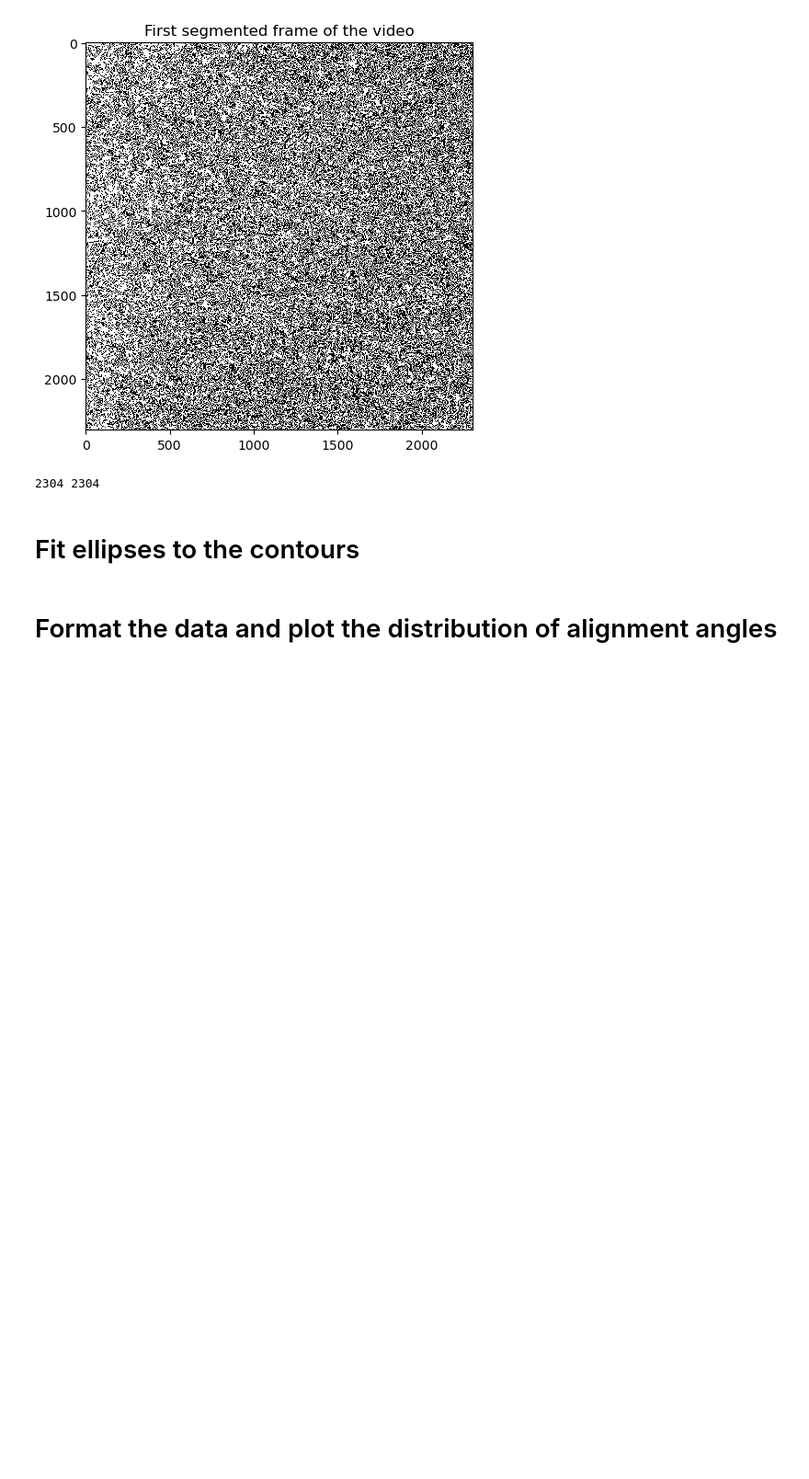
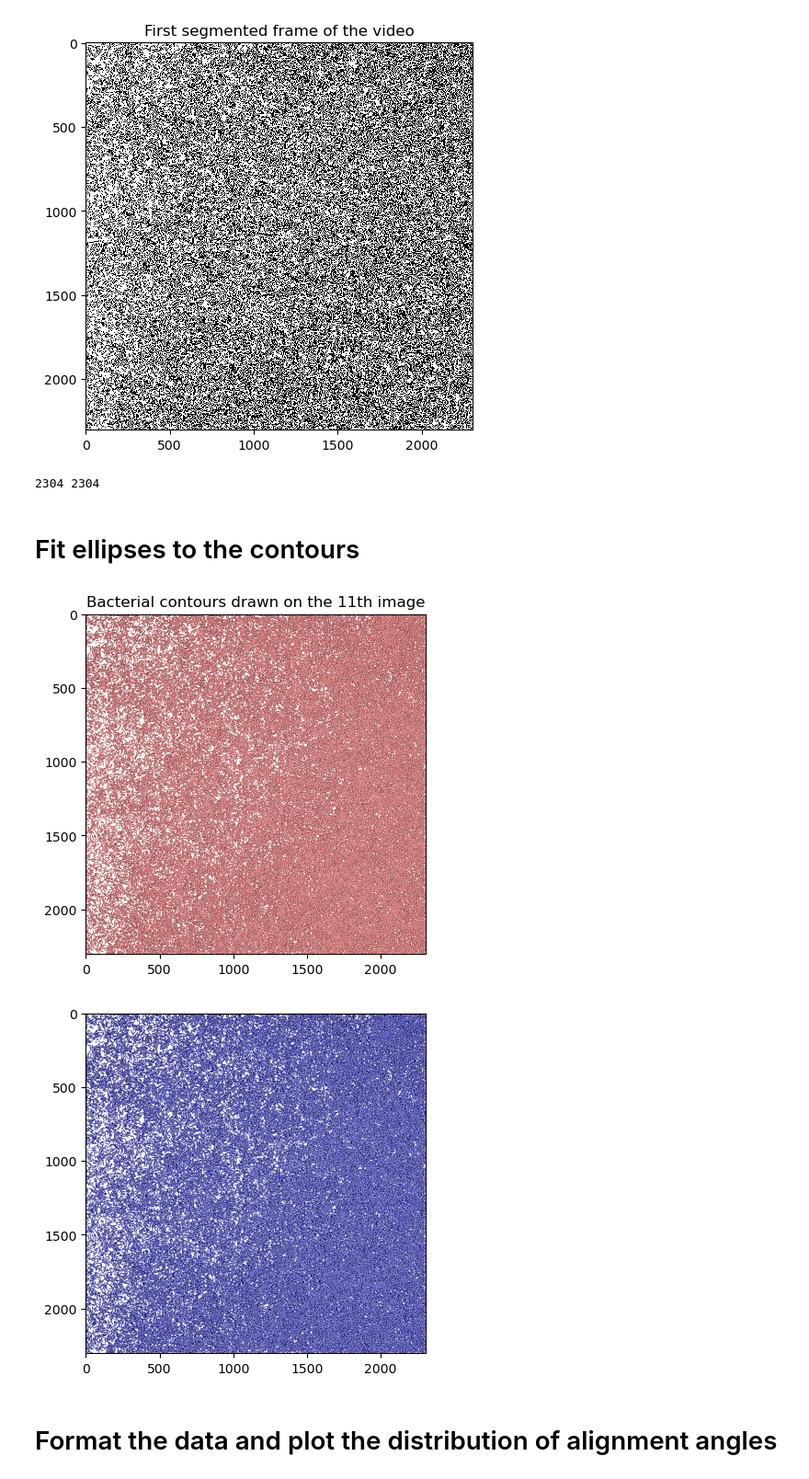
Before and after one commit to mrizaarseven98/bacteria_tracker, a Jupyter notebook: main.ipynb, the cells around one changed output. Shown at 92% size. Cells and saved outputs as stored; diff of their text form; code cells hidden in the pictures; blank space fills up the shorter version.

```diff
--- a/main.ipynb
+++ b/main.ipynb
@@ -17,7 +17,10 @@ print(tifdim1, tifdim2)
 # %% [markdown]
 # Fit ellipses to the contours
 # %%
-fitted_ellipses=tb.fit_ellipses(im, show_nth_frame=10, filter_max=(6,60))
+fitted_ellipses=tb.fit_ellipses(im, show_nth_frame=11, filter_max=(7,55))
+# %% [output]
+[figure, added]
+[figure, added]
 # %% [markdown]
 # Format the data and plot the distribution of alignment angles
 # %%
```
Also changed, not shown: parts of 7 cells of this notebook.
